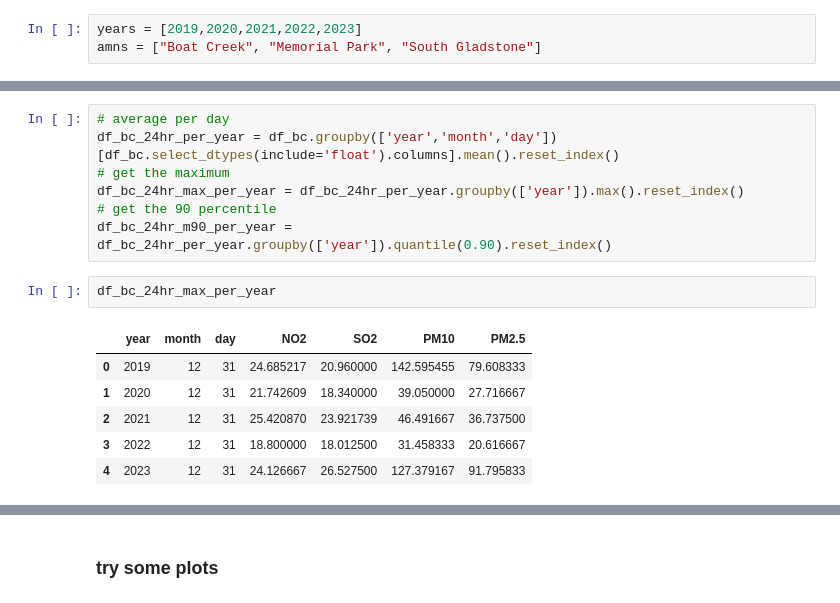
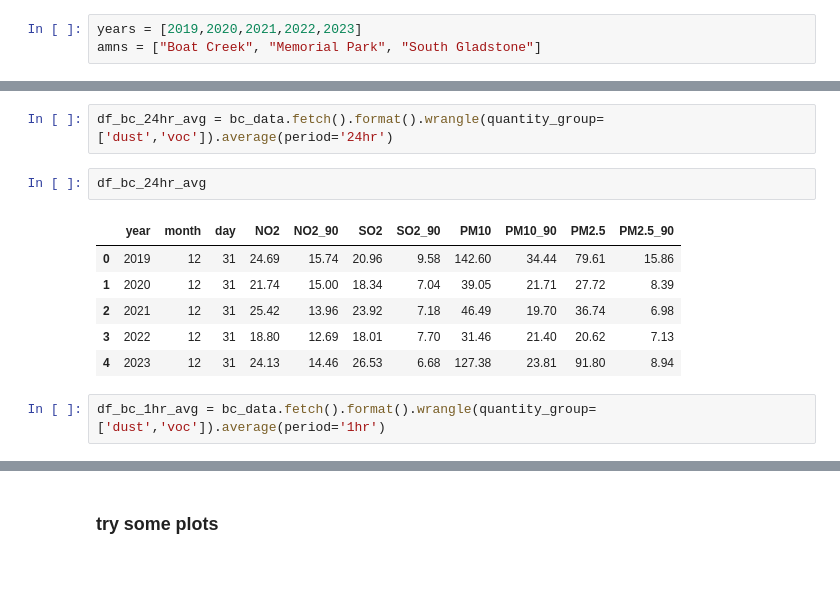
Before and after one commit to GinnCheng/DA_AQ_hub, a Jupyter notebook: main_script.ipynb, the cells around one changed output, grey strips where cells are left out. Cells and saved outputs as stored; diff of their text form; blank space fills up the shorter version.

```diff
--- a/main_script.ipynb
+++ b/main_script.ipynb
@@ -55,16 +31,13 @@ df_bc_hr_max_per_year
-# %%
-# average per day
-df_bc_24hr_per_year = df_bc.groupby(['year','month','day'])[df_bc.select_dtypes(include='float').columns].mean().reset_index()
-# get the maximum
-df_bc_24hr_max_per_year = df_bc_24hr_per_year.groupby(['year']).max().reset_index()
-# get the 90 percentile
-df_bc_24hr_m90_per_year = df_bc_24hr_per_year.groupby(['year']).quantile(0.90).reset_index()
-# %%
-df_bc_24hr_max_per_year
-# %% [output]
-|  | year | month | day | NO2 | SO2 | PM10 | PM2.5 |
-| 0 | 2019 | 12 | 31 | 24.685217 | 20.960000 | 142.595455 | 79.608333 |
-| 1 | 2020 | 12 | 31 | 21.742609 | 18.340000 | 39.050000 | 27.716667 |
-| 2 | 2021 | 12 | 31 | 25.420870 | 23.921739 | 46.491667 | 36.737500 |
-| 3 | 2022 | 12 | 31 | 18.800000 | 18.012500 | 31.458333 | 20.616667 |
-| 4 | 2023 | 12 | 31 | 24.126667 | 26.527500 | 127.379167 | 91.795833 |
+# %%
+df_bc_24hr_avg = bc_data.fetch().format().wrangle(quantity_group=['dust','voc']).average(period='24hr')
+# %%
+df_bc_24hr_avg
+# %% [output]
+|  | year | month | day | NO2 | NO2_90 | SO2 | SO2_90 | PM10 | PM10_90 | PM2.5 | PM2.5_90 |
+| 0 | 2019 | 12 | 31 | 24.69 | 15.74 | 20.96 | 9.58 | 142.60 | 34.44 | 79.61 | 15.86 |
+| 1 | 2020 | 12 | 31 | 21.74 | 15.00 | 18.34 | 7.04 | 39.05 | 21.71 | 27.72 | 8.39 |
+| 2 | 2021 | 12 | 31 | 25.42 | 13.96 | 23.92 | 7.18 | 46.49 | 19.70 | 36.74 | 6.98 |
+| 3 | 2022 | 12 | 31 | 18.80 | 12.69 | 18.01 | 7.70 | 31.46 | 21.40 | 20.62 | 7.13 |
+| 4 | 2023 | 12 | 31 | 24.13 | 14.46 | 26.53 | 6.68 | 127.38 | 23.81 | 91.80 | 8.94 |
+# %%
+df_bc_1hr_avg = bc_data.fetch().format().wrangle(quantity_group=['dust','voc']).average(period='1hr')
```
Also changed, not shown: parts of 7 cells of this notebook, 1 other file.
